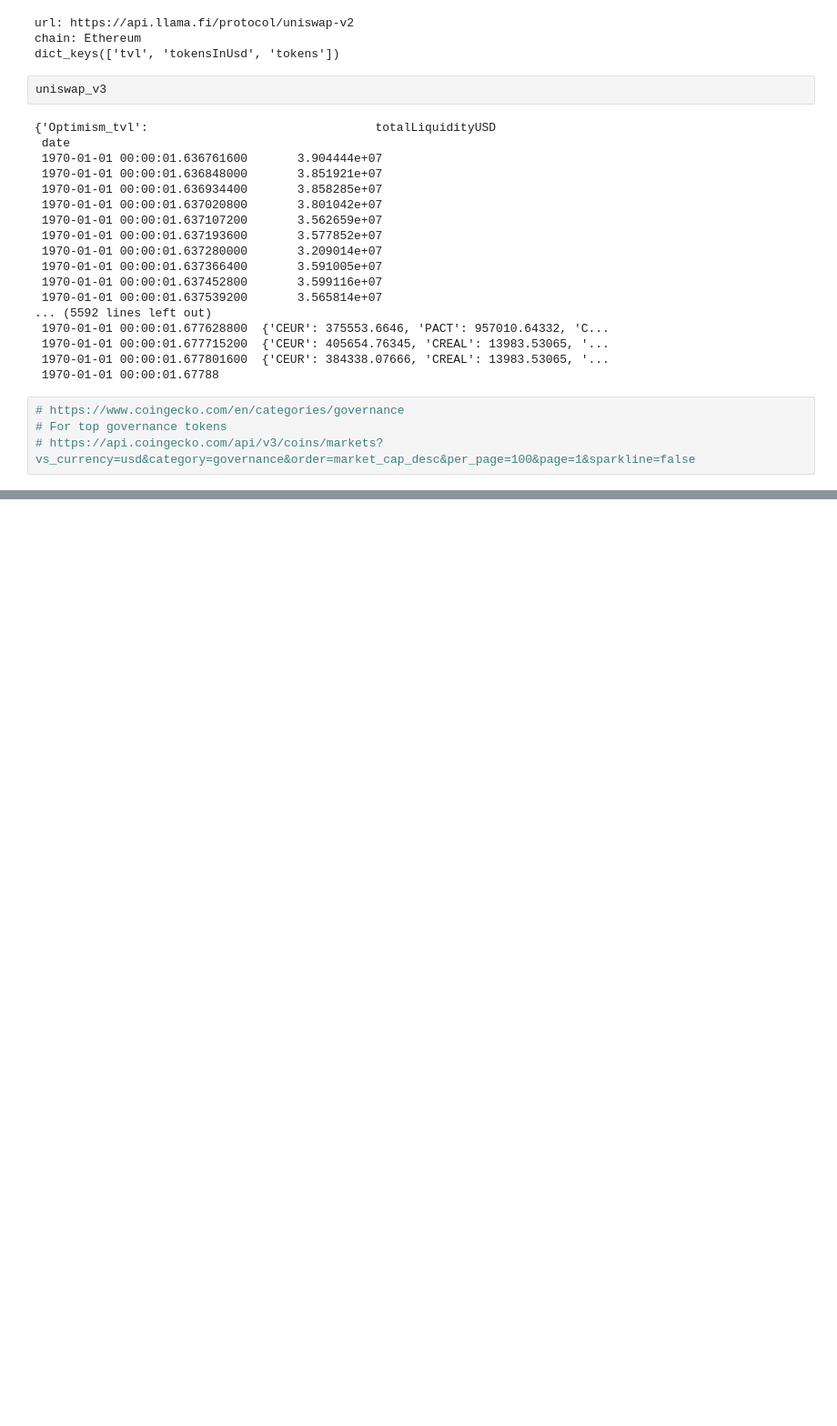
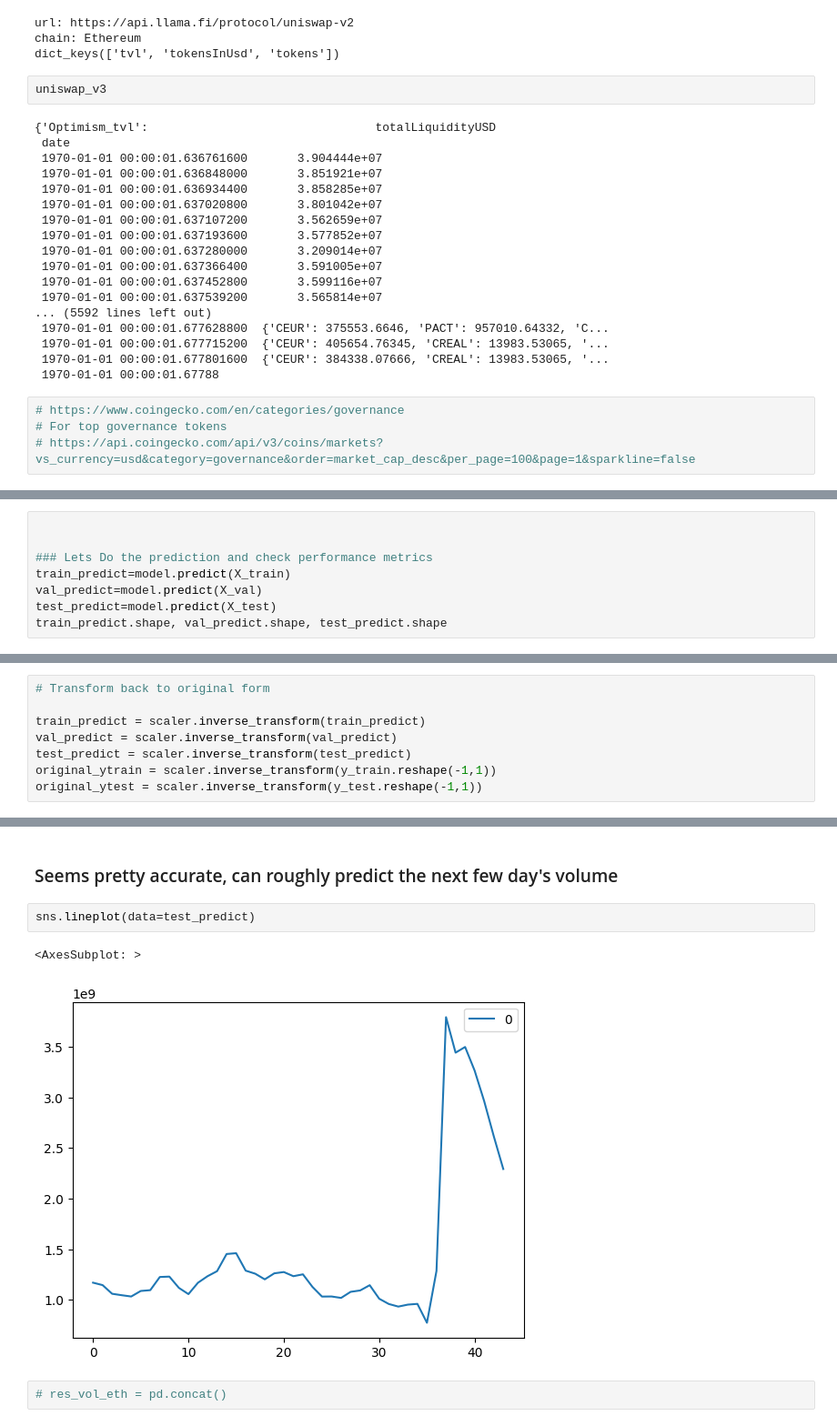
Before and after one commit to hjunleon/OCEAN_liquidity, a Jupyter notebook: experimenting/TryingDefilama.ipynb, the cells around one changed output, grey strips where cells are left out. Shown at 91% size. Cells and saved outputs as stored; diff of their text form; blank space fills up the shorter version.

```diff
--- a/experimenting/TryingDefilama.ipynb
+++ b/experimenting/TryingDefilama.ipynb
@@ -163,0 +441,8 @@ uniswap_v3
+# %%
+
+
+### Lets Do the prediction and check performance metrics
+train_predict=model.predict(X_train)
+val_predict=model.predict(X_val)
+test_predict=model.predict(X_test)
+train_predict.shape, val_predict.shape, test_predict.shape
@@ -163,0 +454,8 @@ uniswap_v3
+# %%
+# Transform back to original form
+
+train_predict = scaler.inverse_transform(train_predict)
+val_predict = scaler.inverse_transform(val_predict)
+test_predict = scaler.inverse_transform(test_predict)
+original_ytrain = scaler.inverse_transform(y_train.reshape(-1,1))
+original_ytest = scaler.inverse_transform(y_test.reshape(-1,1))
@@ -163,0 +559,9 @@ uniswap_v3
+# %% [markdown]
+### Seems pretty accurate, can roughly predict the next few day's volume
+# %%
+sns.lineplot(data=test_predict)
+# %% [output]
+<AxesSubplot: >
+[figure, added]
+# %%
+# res_vol_eth = pd.concat()
```
Also changed, not shown: parts of 40 cells of this notebook, 4 other files.
